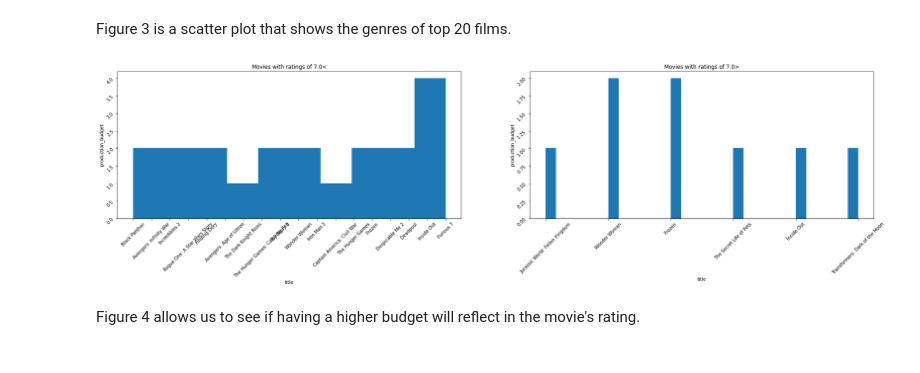
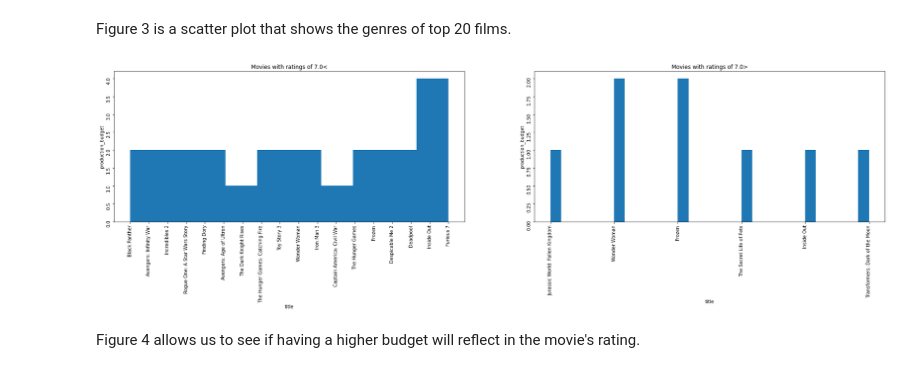
Before and after one commit to ashakeri92/dsc-phase-1-project-v2-3, a Jupyter notebook: analysis.ipynb, the cells around one changed output. Saved outputs shown, nothing was run; the diff lists cells and outputs as text; code cells hidden in the pictures.

```diff
--- a/analysis.ipynb
+++ b/analysis.ipynb
@@ -409,29 +410,31 @@ Figure 3 is a scatter plot that shows the genres of top 20 films.
 # %%
 #figure 4 *change*
 
 #We are trying to create 2 histograms, one with movie ratings of 7.0< and related production budgets, the other ratings of
 #7.0> and production budgets.
 
 budget_profit_fig, budget_profit_axis = plt.subplots(nrows=1, ncols=2, figsize=(30,6))
 
 budget_profit_axis[0].set_title('Movies with ratings of 7.0<' )
 budget_profit_axis[0].set_ylabel('production_budget')
 budget_profit_axis[0].set_xlabel('title')
 
 budget_profit_axis[1].set_title('Movies with ratings of 7.0>')
 budget_profit_axis[1].set_ylabel('production_budget')
 budget_profit_axis[1].set_xlabel('title')
 
 budget_profits_high = movie_combined_df['title'][movie_combined_df['averagerating'] > 7.0]
 budget_profits_low = movie_combined_df['title'][movie_combined_df['averagerating'] < 7.0]
 
 budget_profit_axis[0].hist(budget_profits_high, bins=10)
 budget_profit_axis[1].hist(budget_profits_low, bins=30)
 
-budget_profit_axis[0].tick_params(labelrotation=45)
-budget_profit_axis[1].tick_params(labelrotation=45)
+budget_profit_axis[0].tick_params(labelrotation=90)
+budget_profit_axis[1].tick_params(labelrotation=90)
+
+
 plt.show()
 # %% [output]
-[figure, old version]
+[figure, new version]
 # %% [markdown]
 Figure 4 allows us to see if having a higher budget will reflect in the movie's rating.
```
Also changed, not shown: parts of 4 cells of this notebook.
